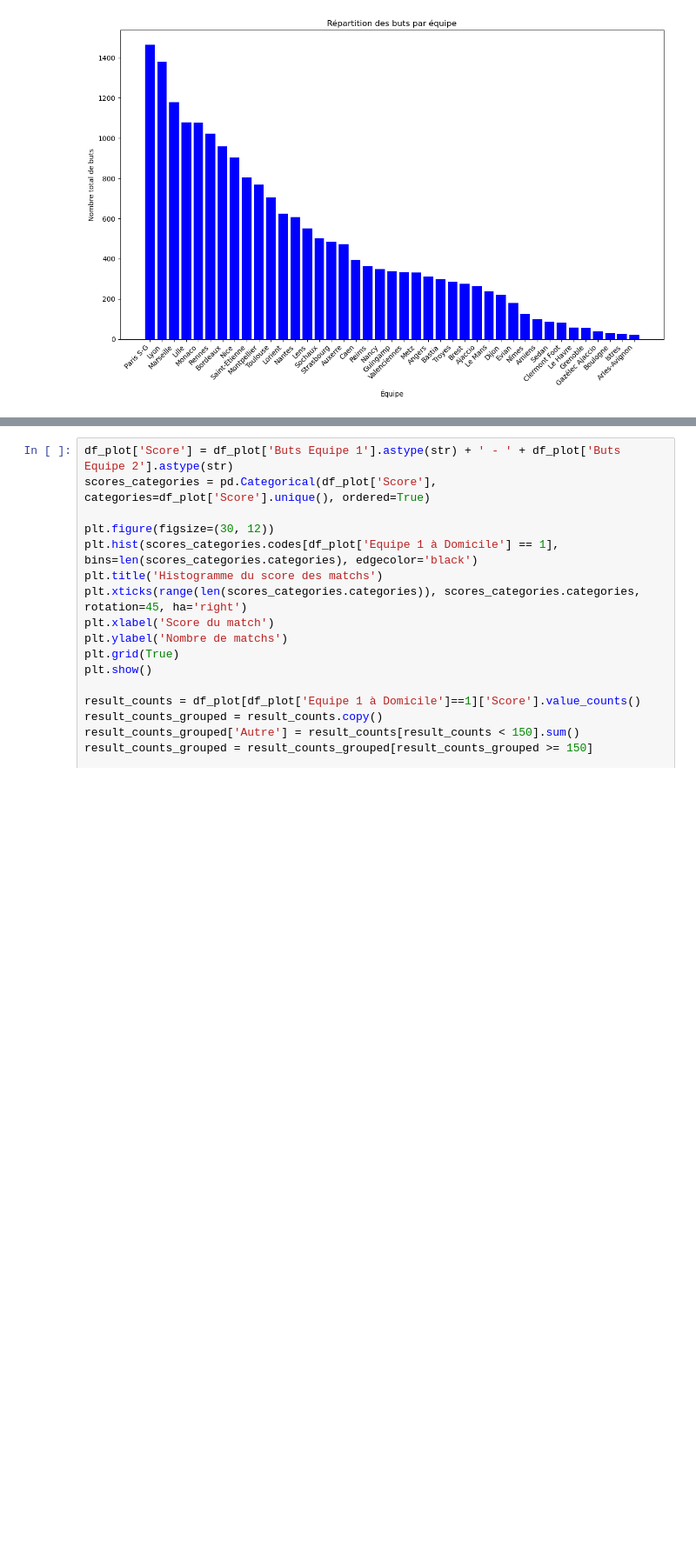
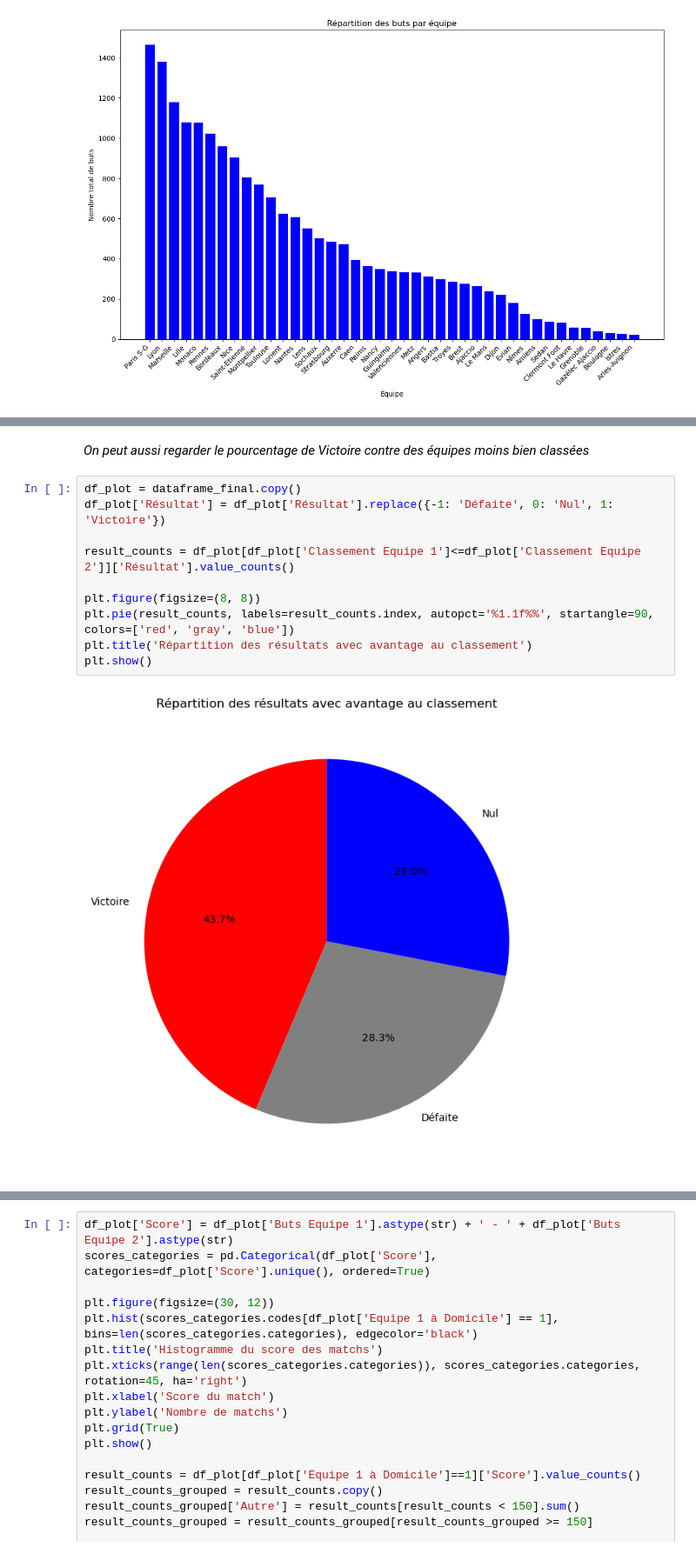
Before and after one commit to alexandreviard/Ligue1Predictor, a Jupyter notebook: 1ère approche.ipynb, the cells around one changed output, grey strips where cells are left out. Shown at 87% size. Saved outputs shown, nothing was run; the diff lists cells and outputs as text; blank space fills up the shorter version.

```diff
--- a/1ère approche.ipynb
+++ b/1ère approche.ipynb
@@ -427,3 +454,17 @@ plt.title('Répartition des résultats des matchs à domicile')
 plt.show()
 # %% [output]
 [figure]
+# %% [markdown]
+*On peut aussi regarder le pourcentage de Victoire contre des équipes moins bien classées*
+# %%
+df_plot = dataframe_final.copy()
+df_plot['Résultat'] = df_plot['Résultat'].replace({-1: 'Défaite', 0: 'Nul', 1: 'Victoire'})
+
+result_counts = df_plot[df_plot['Classement Equipe 1']<=df_plot['Classement Equipe 2']]['Résultat'].value_counts()
+
+plt.figure(figsize=(8, 8))
+plt.pie(result_counts, labels=result_counts.index, autopct='%1.1f%%', startangle=90, colors=['red', 'gray', 'blue'])
+plt.title('Répartition des résultats avec avantage au classement')
+plt.show()
+# %% [output]
+[figure, added]
```
Also changed, not shown: parts of 16 cells of this notebook, 1 other file.
